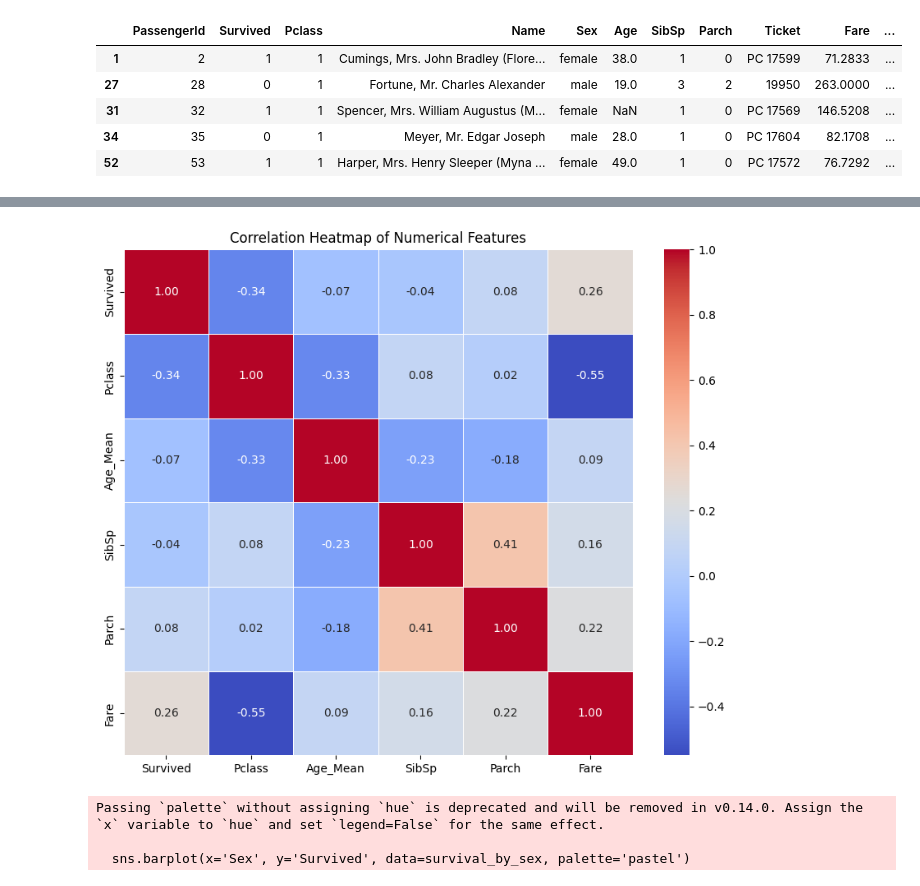
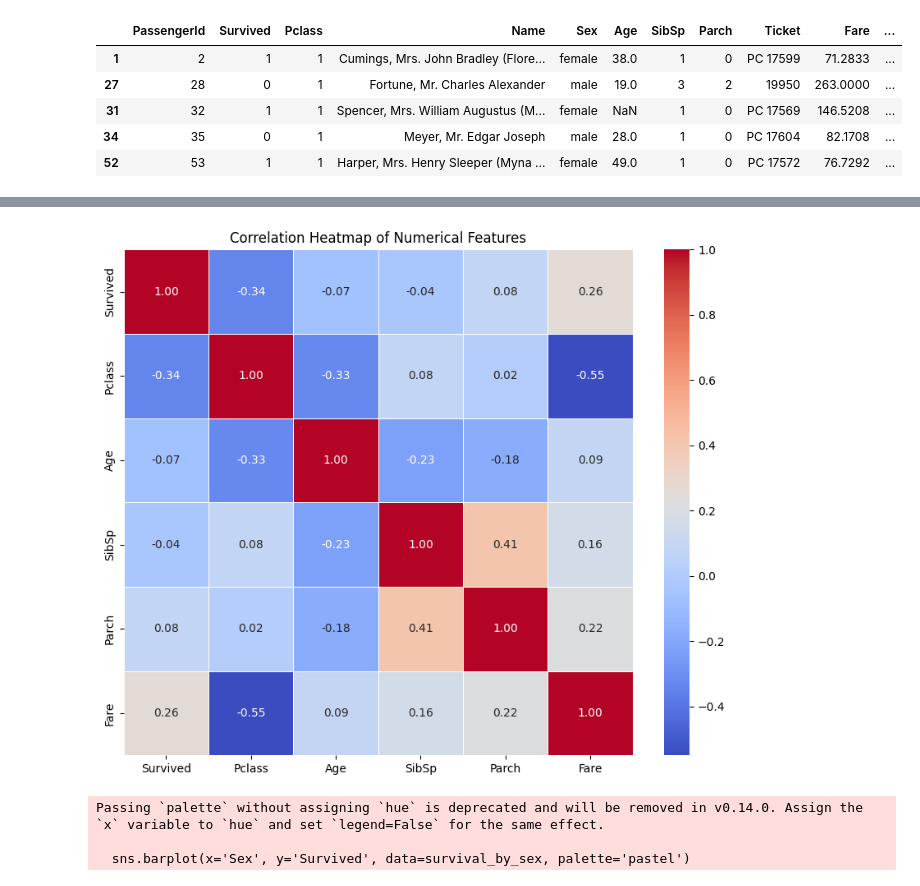
Before and after one commit to aarushi-202618017/202618017_Aarushi_DS605, a Jupyter notebook: 202618017_LAB_02/202618017_LAB_02.ipynb, the cells around one changed output, grey strips where cells are left out. Saved outputs shown, nothing was run; the diff lists cells and outputs as text; code cells hidden in the pictures.

```diff
--- a/202618017_LAB_02/202618017_LAB_02.ipynb
+++ b/202618017_LAB_02/202618017_LAB_02.ipynb
@@ -464,6 +483,7 @@ display(df_mean_fill[['Age', 'Age_Mean_Filled']].head())
 # %% [markdown]
 #### Try to fill NaN values by imputing using: mean, median, mode, random value
 # %%
+import numpy as np
 # Create a fresh copy of the dataframe for various imputation methods
 df_impute = data.copy()
 
@@ -481,16 +501,19 @@ mode_embarked = df_impute['Embarked'].mode()[0]
 df_impute['Embarked_Mode'] = df_impute['Embarked'].fillna(mode_embarked)
 
 # Imputation using Random Value (for 'Age')
-# For Age, we'll draw random samples from the non-missing age values.
-nan_mask = df_impute['Age'].isnull()
+# First, initialize 'Age_Random' with the original 'Age' values
+df_impute['Age_Random'] = df_impute['Age'].copy()
+
+# Then, identify NaNs in this new column
+nan_mask = df_impute['Age_Random'].isnull()
+
+# Get non-NaN age values from the original 'Age' column for sampling
 age_choices = df_impute['Age'].dropna().values
 num_missing_age = nan_mask.sum()
 
 # Only sample if there are missing values to fill
 if num_missing_age > 0:
     df_impute.loc[nan_mask, 'Age_Random'] = np.random.choice(age_choices, size=num_missing_age)
-else:
-    df_impute['Age_Random'] = df_impute['Age'] # No missing values, so just copy
 
 # Display missing counts after various imputations for the relevant columns
 print("\nMissing values after various imputations:")
@@ -585 +608,16 @@ df_impute.isnull().sum()
 dtype: int64
+# %%
+print('Before final cleanup of Age and Embarked columns')
+display(df_impute.isnull().sum()[['Age', 'Embarked', 'Age_Mean', 'Age_Median', 'Age_Random', 'Embarked_Mode']])
+
+# Replace the original 'Age' column with 'Age_Mean'
+df_impute['Age'] = df_impute['Age_Mean']
+
+# Replace the original 'Embarked' column with 'Embarked_Mode'
+df_impute['Embarked'] = df_impute['Embarked_Mode']
+
+# Drop the auxiliary imputed columns as they are no longer needed
+df_impute = df_impute.drop(columns=['Age_Mean', 'Age_Median', 'Age_Random', 'Embarked_Mode'])
+
+print('\n--- After final cleanup ---')
+display(df_impute.isnull().sum()[['Age', 'Embarked']])
@@ -588,18 +641,18 @@ df_impute = df_impute.drop('Cabin', axis=1)
 # %%
 df_impute.to_csv('clean_data.csv', index=False)
 # %%
-# Select numerical columns for correlation analysis. Using Age_Mean as Age is imputed.
-numerical_cols = ['Survived', 'Pclass', 'Age_Mean', 'SibSp', 'Parch', 'Fare']
+# Select numerical columns for correlation analysis. Using Age as it's now imputed.
+numerical_cols = ['Survived', 'Pclass', 'Age', 'SibSp', 'Parch', 'Fare']
 
 # Calculate the correlation matrix
 correlation_matrix = df_impute[numerical_cols].corr()
 
 plt.figure(figsize=(10, 8))
 sns.heatmap(correlation_matrix, annot=True, cmap='coolwarm', fmt=".2f", linewidths=.5)
 plt.title('Correlation Heatmap of Numerical Features')
 plt.show()
 # %% [output]
-[figure, old version]
+[figure, new version]
 # %%
 # Calculate survival rate by sex
 survival_by_sex = df_impute.groupby('Sex')['Survived'].mean().reset_index()
```
Also changed, not shown: parts of 7 cells of this notebook.
